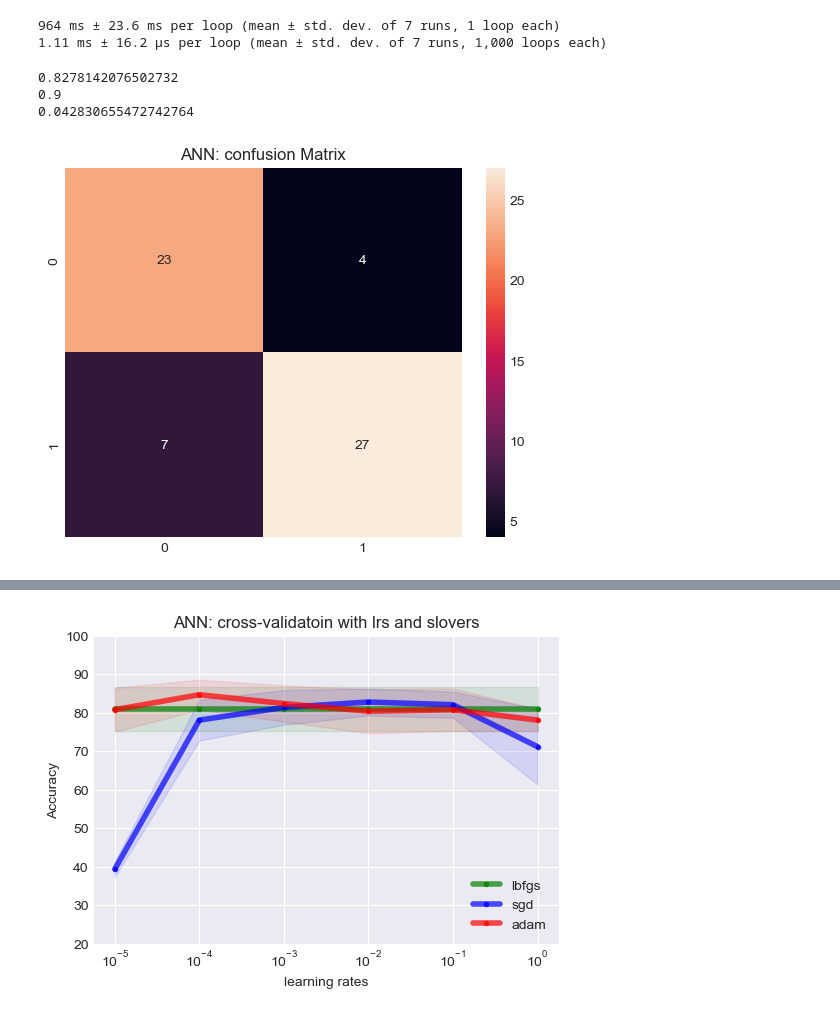
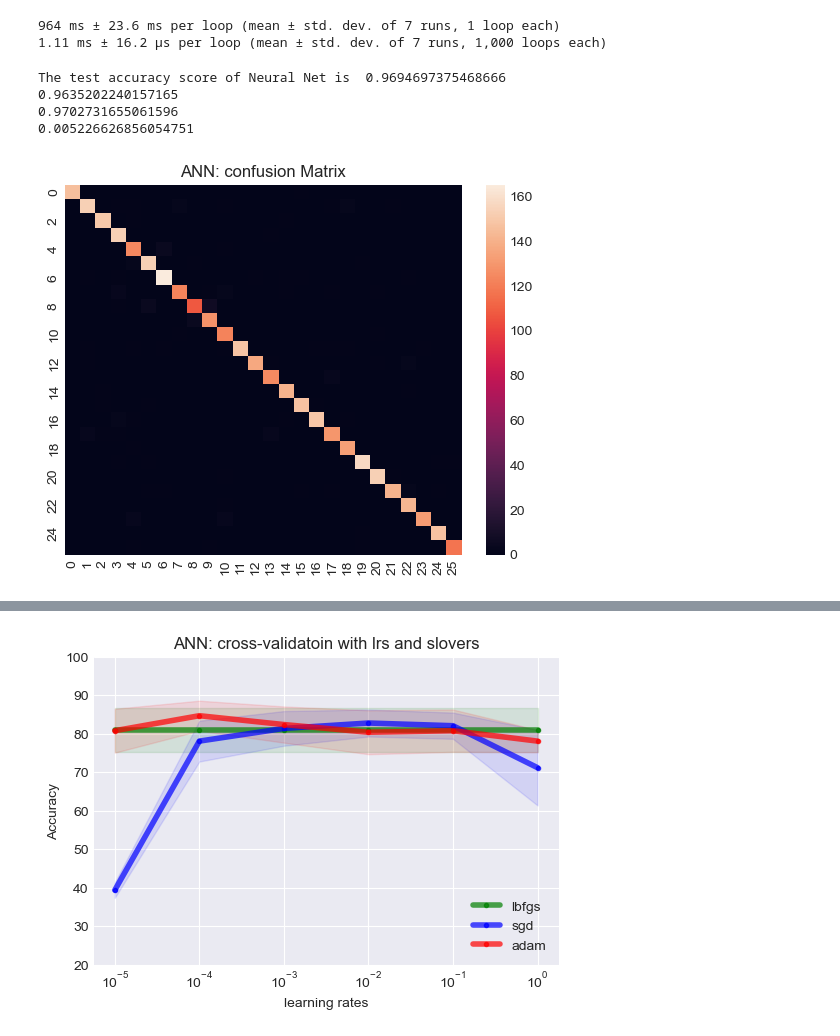
Before and after one commit to Alijafr/ML, a Jupyter notebook: assignment 1/code/letter.ipynb, the cells around one changed output, grey strips where cells are left out. Drawn from its saved outputs; the diff is of its cells as text; code cells hidden in the pictures.

```diff
--- a/assignment 1/code/letter.ipynb
+++ b/assignment 1/code/letter.ipynb
@@ -277,27 +255,28 @@ clf = MLPClassifier(solver='adam', alpha=0.1,learning_rate_init=1e-3,hidden_laye
 1.11 ms ± 16.2 µs per loop (mean ± std. dev. of 7 runs, 1,000 loops each)
 # %%
 clf = MLPClassifier(solver='adam', alpha=0.1,learning_rate_init=1e-3,hidden_layer_sizes=(200,200 ),activation='relu', random_state=7,max_iter=1000)
-clf.fit(X_train,y_train)cd
+clf.fit(X_train,y_train)
 
 y_pred = clf.predict(X_test)
 # printing the test accuracy
-# print("The test accuracy score of Neural Net is ", accuracy_score(y_test, y_pred))
+print("The test accuracy score of Neural Net is ", accuracy_score(y_test, y_pred))
 
 # print("number of patients that had heart attach cases in the test dataset: ",len(np.where(y_test==1)[0]))
 # print("number of patients that didn't had  cases in the test dataset: ",len(np.where(y_test==0)[0]))
-confusion = sns.heatmap(confusion_matrix(y_test,y_pred),annot=True)
+confusion = sns.heatmap(confusion_matrix(y_test,y_pred),annot=False)
 confusion.set_title("ANN: confusion Matrix")
 fig = confusion.get_figure()
 fig.savefig(save_folder+"ANN_confusion.png")
 cv_result = cross_val_score(clf,X,y.squeeze(1)) # uses R^2 as score
 print(cv_result.mean())
 print(cv_result.max())
 print(cv_result.std())
 # %% [output]
-0.8278142076502732
-0.9
-0.042830655472742764
+The test accuracy score of Neural Net is  0.9694697375468666
+0.9635202240157165
+0.9702731655061596
+0.005226626856054751
-[figure, old version]
+[figure, new version]
 # %%
 def plot_learning_curve(estimator, title, X, y, ylim=None, cv=None,
                         n_jobs=1, train_sizes=np.linspace(0.01, 1.0, 15)):
```
Also changed, not shown: parts of 15 cells of this notebook, 4 other files.
